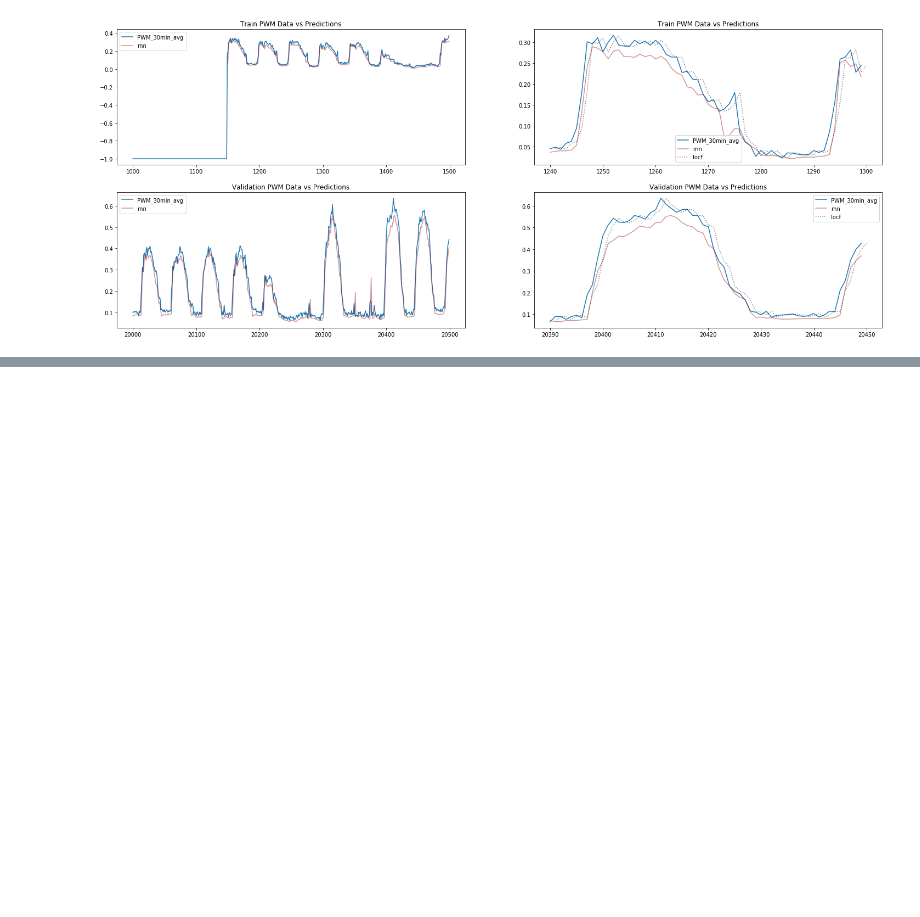
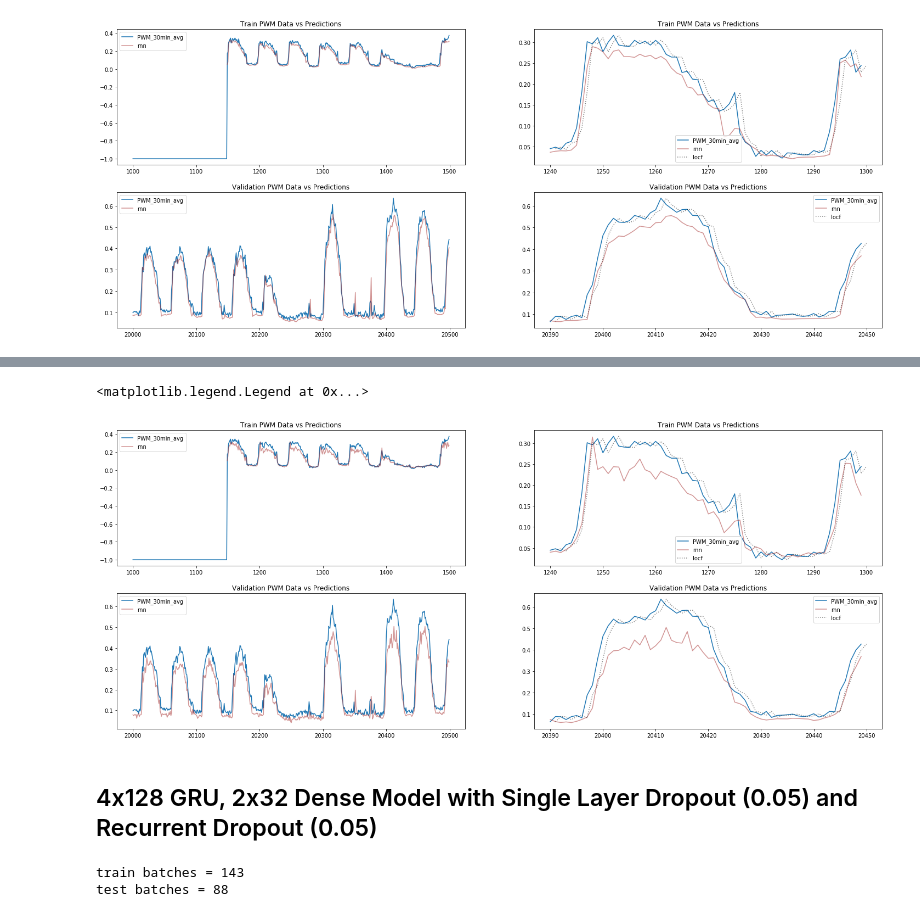
Before and after one commit to tkokkeng/KE5105-Time-Series-Forecasting, a Jupyter notebook: modelling/model7.ipynb, the cells around one changed output, grey strips where cells are left out. Drawn from its saved outputs; the diff is of its cells as text; code cells hidden in the pictures; blank space fills up the shorter version.

```diff
--- a/modelling/model7.ipynb
+++ b/modelling/model7.ipynb
@@ -700,0 +838,27 @@ with open('base-4x128gru-2x32dense-dropout0104-histories.pkl', 'wb') as outfile:
+# %%
+plt.figure(figsize=(25, 10))
+plt.subplot(221)
+plt.plot(range(1000, 1500), as5_train_data[1000:1500, 0], label='PWM_30min_avg')
+plt.plot(range(1000, 1500), as5_train_preds_withnan[1000:1500, :].flatten(), color='brown', alpha=.5, label='rnn')
+plt.title('Train PWM Data vs Predictions')
+plt.legend()
+plt.subplot(222)
+plt.plot(range(1240, 1300), as5_train_data[1240:1300, 0], label='PWM_30min_avg')
+plt.plot(range(1240, 1300), as5_train_preds_withnan[1240:1300].flatten(), color='brown', alpha=.5, label='rnn')
+plt.plot(range(1241, 1301), as5_train_data[1240:1300, 0], color='black', alpha=.5, label='locf', linestyle=':')  ## locf is data with lag -1
+plt.title('Train PWM Data vs Predictions')
+plt.legend()
+plt.subplot(223)
+plt.plot(range(20000, 20500), as5_train_data[20000:20500, 0], label='PWM_30min_avg')
+plt.plot(range(20000, 20500), as5_train_preds_withnan[20000:20500, :].flatten(), color='brown', alpha=.5, label='rnn')
+plt.title('Validation PWM Data vs Predictions')
+plt.legend()
+plt.subplot(224)
+plt.plot(range(20390, 20450), as5_train_data[20390:20450, 0], label='PWM_30min_avg')
+plt.plot(range(20390, 20450), as5_train_preds_withnan[20390:20450].flatten(), color='brown', alpha=.5, label='rnn')
+plt.plot(range(20391, 20451), as5_train_data[20390:20450, 0], color='black', alpha=.5, label='locf', linestyle=':')  ## locf is data with lag -1
+plt.title('Validation PWM Data vs Predictions')
+plt.legend()
+# %% [output]
+<matplotlib.legend.Legend at 0x...>
+[figure, added]
@@ -700,0 +870,2 @@ with open('base-4x128gru-2x32dense-dropout0104-histories.pkl', 'wb') as outfile:
+# %% [markdown]
+## 4x128 GRU, 2x32 Dense Model with Single Layer Dropout (0.05) and Recurrent Dropout (0.05)
@@ -700,0 +888,11 @@ with open('base-4x128gru-2x32dense-dropout0104-histories.pkl', 'wb') as outfile:
+# %%
+gen_train = mu.DataGenerator(as5_train_split,
+                             lookback=lookback, delay=delay, min_index=0, max_index=len(as5_train_split) - 1,
+                             batch_size=batch_size, step=step)
+gen_val = mu.DataGenerator(as5_val_split,
+                           lookback=lookback, delay=delay, min_index=0, max_index=len(as5_val_split) - 1,
+                           batch_size=batch_size, step=step)
+print('train batches = %d\ntest batches = %d' % (gen_train.__len__(), gen_val.__len__()))
+# %% [output]
+train batches = 143
+test batches = 88
```
Also changed, not shown: parts of 49 cells of this notebook.
